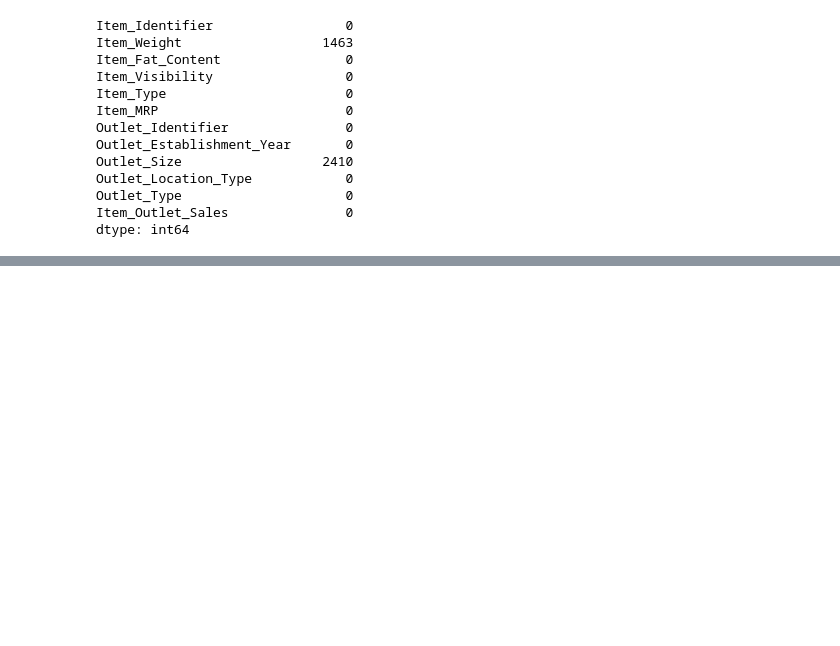
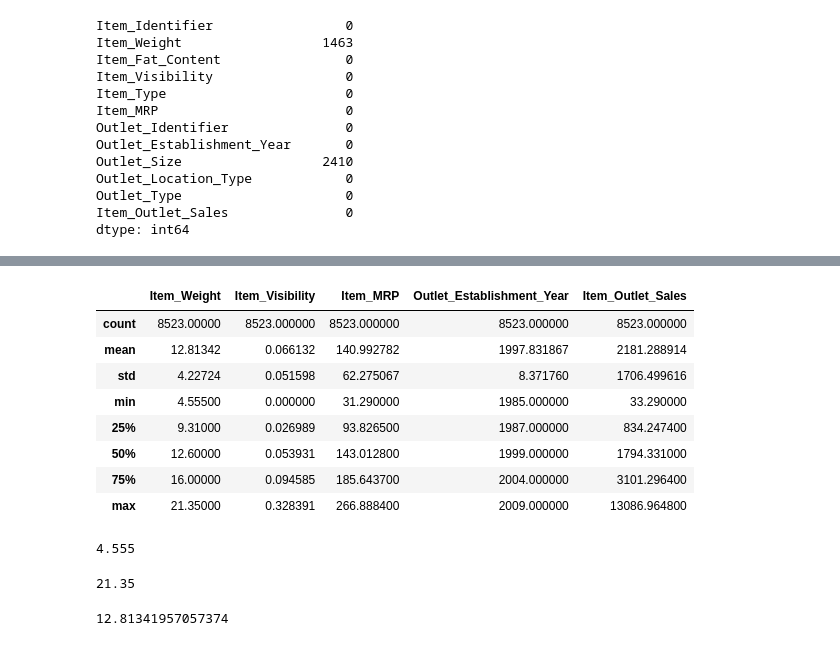
Before and after one commit to cristiank1038/predicciones-ventas-alimenticias, a Jupyter notebook: Actividad_sales_predictions.ipynb, the cells around one changed output, grey strips where cells are left out. Cells and saved outputs as stored; diff of their text form; code cells hidden in the pictures; blank space fills up the shorter version.

```diff
--- a/Actividad_sales_predictions.ipynb
+++ b/Actividad_sales_predictions.ipynb
@@ -131,0 +154,4 @@ KeyError: ignored
+# %%
+""" con la columna faltante llamada Item_Weight lo que hacemos es llenar esos datos faltantes con la media de esas medidas"""
+median_Weight = df['Item_Weight'].median()
+df['Item_Weight'].fillna(median_Weight, inplace=True)
@@ -131,0 +202,4 @@ KeyError: ignored
+# %%
+# Standardize the values in the Item_Fat_Content column
+df['Item_Fat_Content'] = df['Item_Fat_Content'].replace('low fat', 'Low Fat')
+df['Item_Fat_Content'].value_counts()
@@ -131,0 +212,4 @@ KeyError: ignored
+# %%
+# Standardize the values in the Item_Fat_Content column
+df['Item_Fat_Content'] = df['Item_Fat_Content'].replace('LF', 'Low Fat')
+df['Item_Fat_Content'].value_counts()
@@ -131,0 +221,4 @@ KeyError: ignored
+# %%
+# Standardize the values in the Item_Fat_Content column
+df['Item_Fat_Content'] = df['Item_Fat_Content'].replace('reg', 'Regular')
+df['Item_Fat_Content'].value_counts()
@@ -131,0 +246,24 @@ KeyError: ignored
+# %%
+ df.describe()
+# %% [output]
+|  | Item_Weight | Item_Visibility | Item_MRP | Outlet_Establishment_Year | Item_Outlet_Sales |
+| count | 8523.00000 | 8523.000000 | 8523.000000 | 8523.000000 | 8523.000000 |
+| mean | 12.81342 | 0.066132 | 140.992782 | 1997.831867 | 2181.288914 |
+| std | 4.22724 | 0.051598 | 62.275067 | 8.371760 | 1706.499616 |
+| min | 4.55500 | 0.000000 | 31.290000 | 1985.000000 | 33.290000 |
+| 25% | 9.31000 | 0.026989 | 93.826500 | 1987.000000 | 834.247400 |
+| 50% | 12.60000 | 0.053931 | 143.012800 | 1999.000000 | 1794.331000 |
+| 75% | 16.00000 | 0.094585 | 185.643700 | 2004.000000 | 3101.296400 |
+| max | 21.35000 | 0.328391 | 266.888400 | 2009.000000 | 13086.964800 |
+# %%
+df['Item_Weight'].min()
+# %% [output]
+4.555
+# %%
+df['Item_Weight'].max()
+# %% [output]
+21.35
+# %%
+df['Item_Weight'].mean()
+# %% [output]
+12.81341957057374
```
Also changed, not shown: parts of 18 cells of this notebook.
